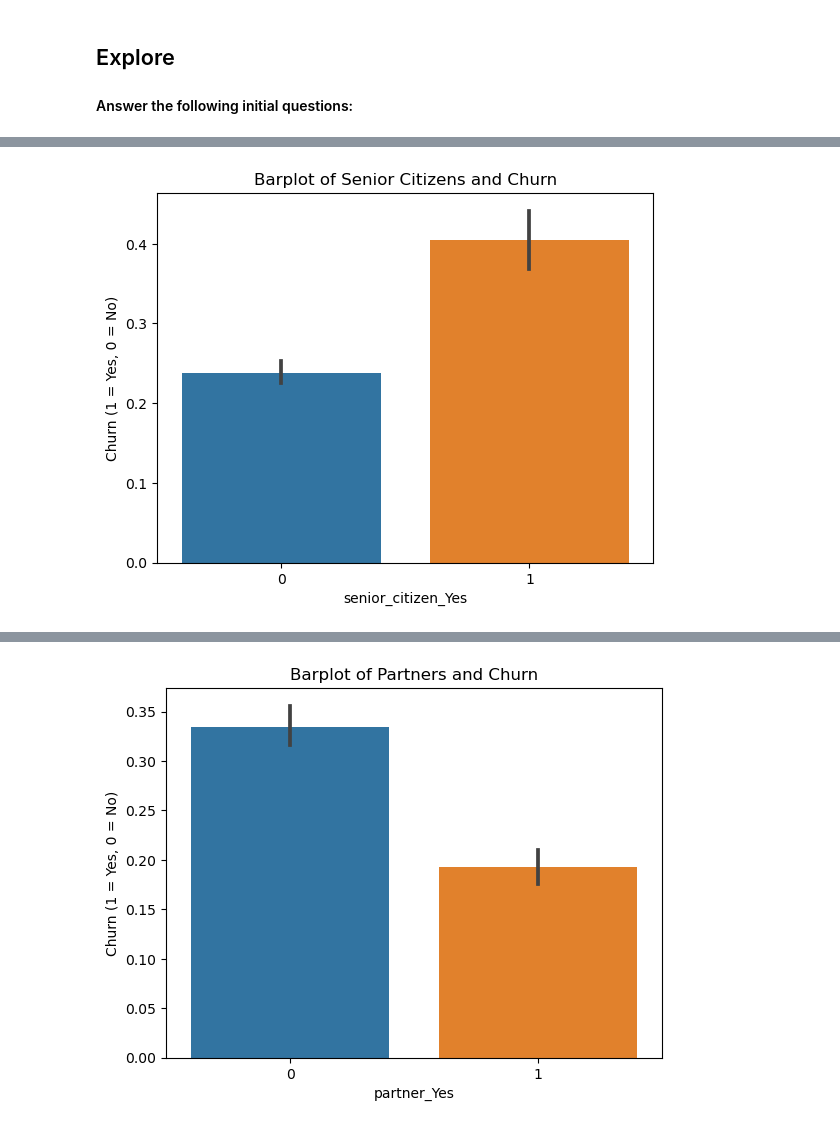
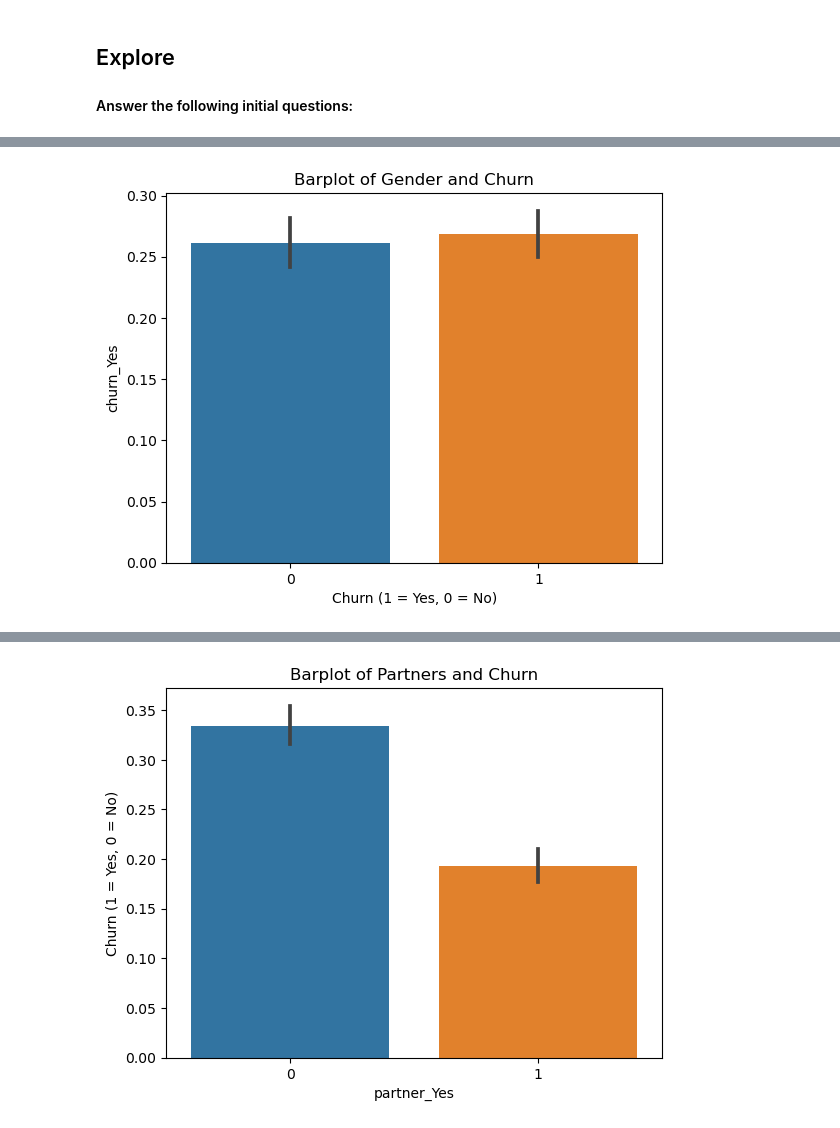
Before and after one commit to Esayas-Asefa/classification_project, a Jupyter notebook: final_report.ipynb, the cells around one changed output, grey strips where cells are left out. Saved outputs shown, nothing was run; the diff lists cells and outputs as text; code cells hidden in the pictures.

```diff
--- a/final_report.ipynb
+++ b/final_report.ipynb
@@ -194,13 +105,4 @@ plt.show()
-# %%
-# Are senior citizens more likely to churn?
-
-sns.barplot(X_train.senior_citizen_Yes, y_train.churn_Yes, data=df)
-
-# Add labels and title
-plt.ylabel('Churn (1 = Yes, 0 = No)')
-plt.title('Barplot of Senior Citizens and Churn')
-
-# Show the plot
-plt.show()
-# %% [output]
-[figure, removed]
+# %%
+acq.plot_gender_churn(X_train, y_train)
+# %% [output]
+[figure, added]
```
Also changed, not shown: parts of 17 cells of this notebook, 3 other files.
